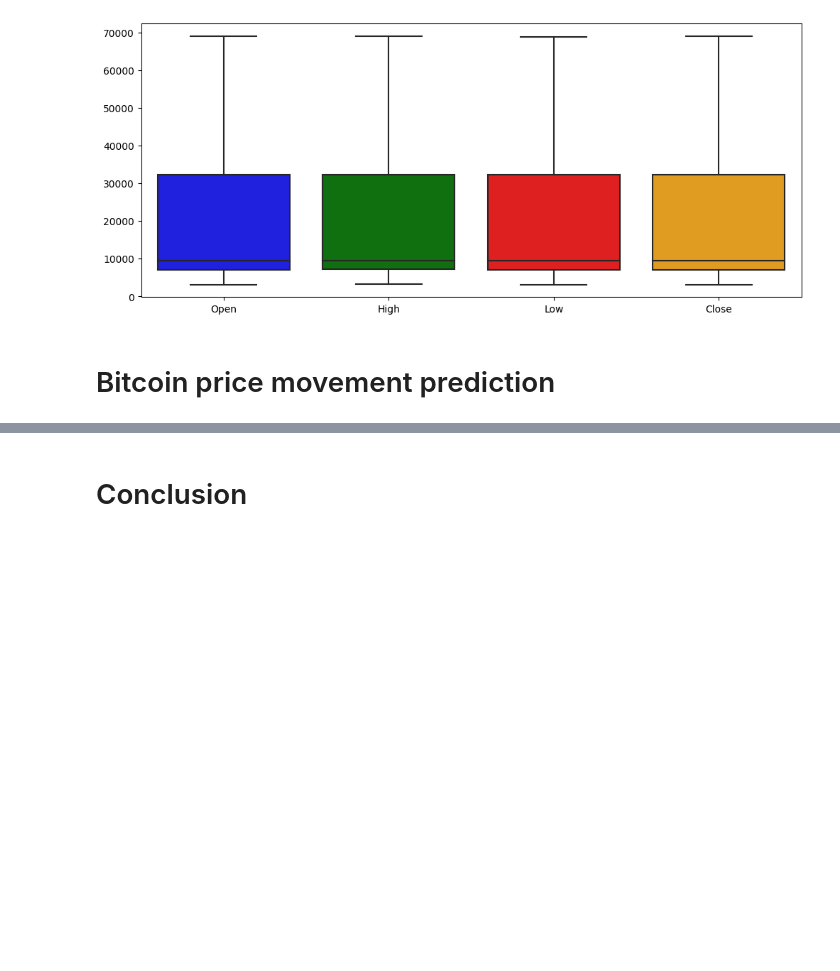
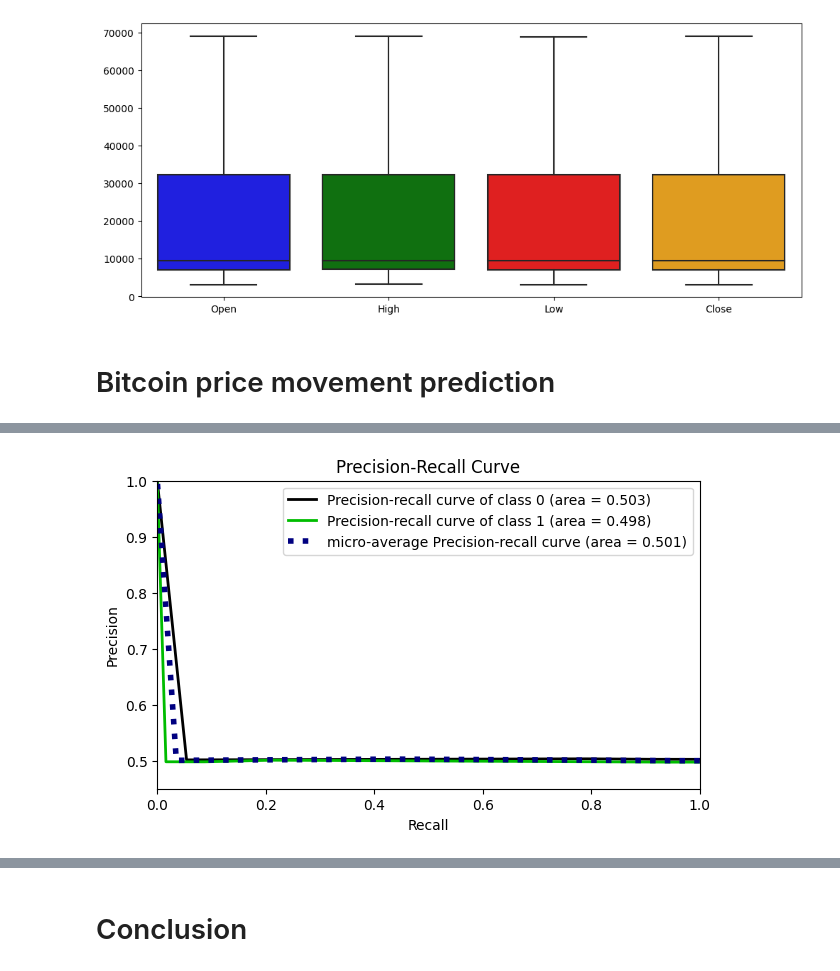
Before and after one commit to lcsrodriguez/cryptotrading, a Jupyter notebook: main.ipynb, the cells around one changed output, grey strips where cells are left out. Cells and saved outputs as stored; diff of their text form; code cells hidden in the pictures; blank space fills up the shorter version.

```diff
--- a/main.ipynb
+++ b/main.ipynb
@@ -557,0 +582,7 @@ _ = skplt.metrics.plot_precision_recall(Y_test, Y_prob, ax=ax)
+# %%
+# Plotting Precision-Recall curve
+fig, ax = plt.subplots(figsize=(7, 4))
+_ = skplt.metrics.plot_precision_recall(Y_test, Y_prob, ax=ax)
+_ = plt.ylim([0.45, 1])
+# %% [output]
+[figure, added]
```
Also changed, not shown: parts of 69 cells of this notebook.
